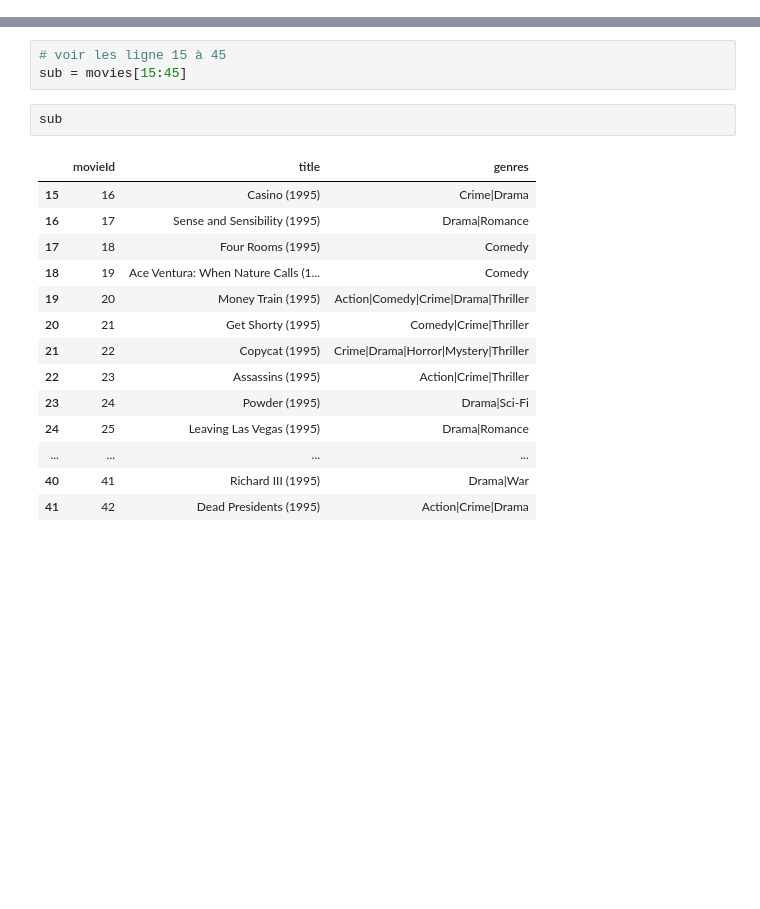
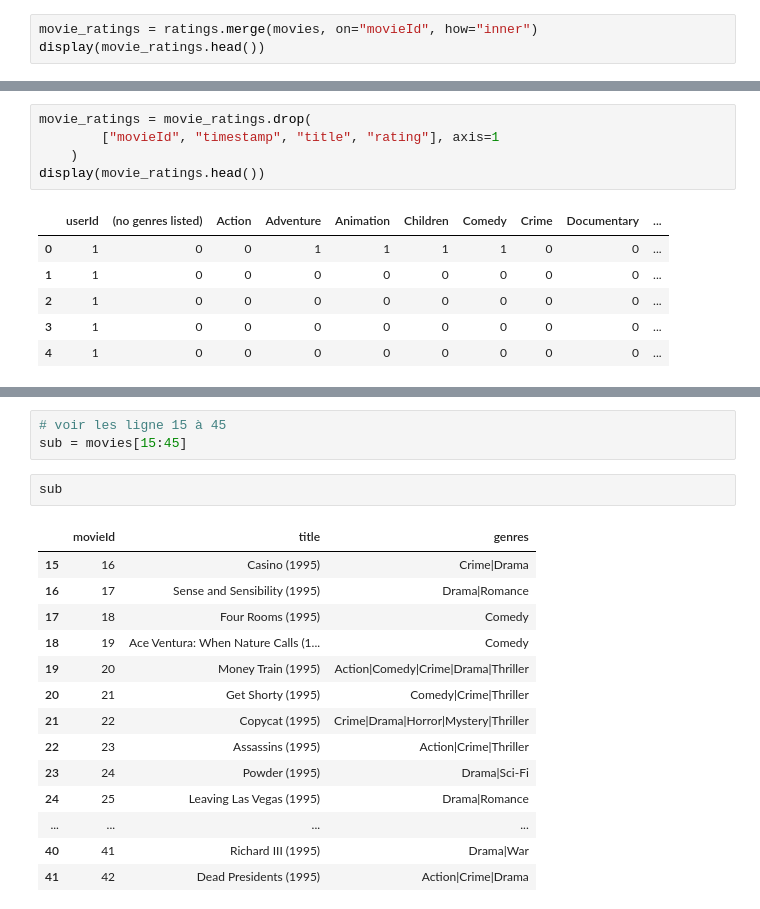
Before and after one commit to DataScientest-Studio/jul24_cmlops_reco_film, a Jupyter notebook: ml/notebooks/test.ipynb, the cells around one changed output, grey strips where cells are left out. Drawn from its saved outputs; the diff is of its cells as text; blank space fills up the shorter version.

```diff
--- a/ml/notebooks/test.ipynb
+++ b/ml/notebooks/test.ipynb
@@ -13,0 +83,3 @@ movies.head()
+# %%
+movie_ratings = ratings.merge(movies, on="movieId", how="inner")
+display(movie_ratings.head())
@@ -13,0 +93,12 @@ movies.head()
+# %%
+movie_ratings = movie_ratings.drop(
+        ["movieId", "timestamp", "title", "rating"], axis=1
+    )
+display(movie_ratings.head())
+# %% [output]
+|  | userId | (no genres listed) | Action | Adventure | Animation | Children | Comedy | Crime | Documentary | ... |
+| 0 | 1 | 0 | 0 | 1 | 1 | 1 | 1 | 0 | 0 | ... |
+| 1 | 1 | 0 | 0 | 0 | 0 | 0 | 0 | 0 | 0 | ... |
+| 2 | 1 | 0 | 0 | 0 | 0 | 0 | 0 | 0 | 0 | ... |
+| 3 | 1 | 0 | 0 | 0 | 0 | 0 | 0 | 0 | 0 | ... |
+| 4 | 1 | 0 | 0 | 0 | 0 | 0 | 0 | 0 | 0 | ... |
```
Also changed, not shown: parts of 13 cells of this notebook, 19 other files.
